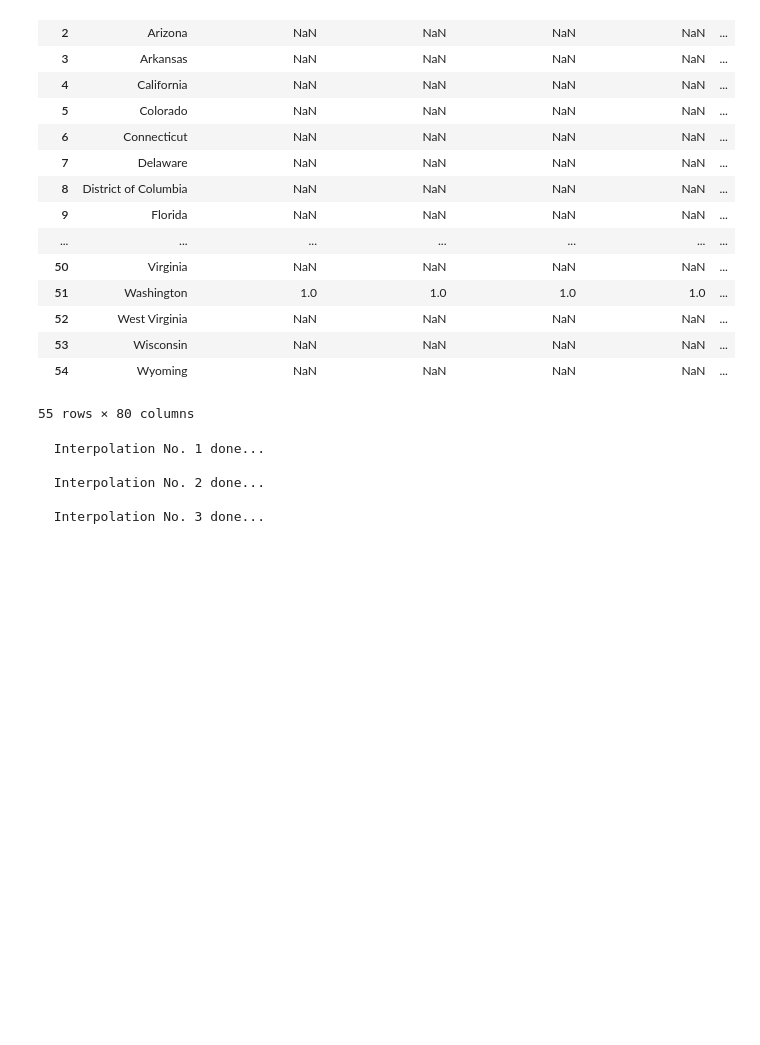
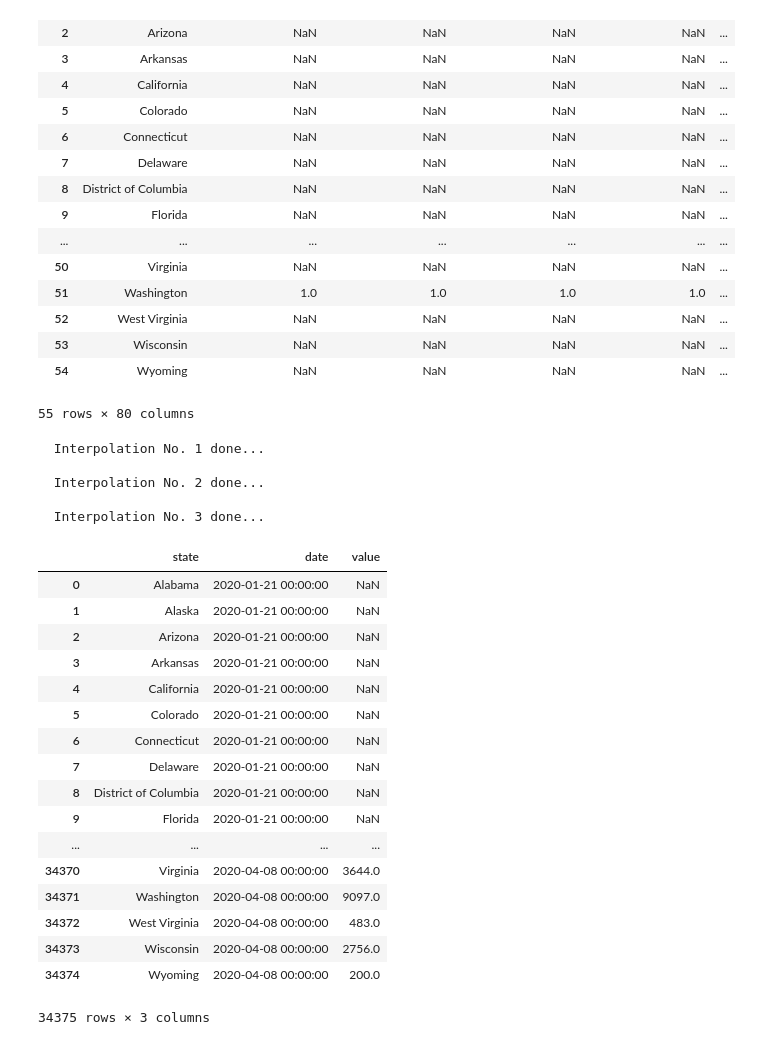
Before and after one commit to irwinmier96/Extra_Side_Projects, a Jupyter notebook: Coronavirus Cases by U.S County 2020/cases_US_state_over_time_running_chart.ipynb, the cells around one changed output. Saved outputs shown, nothing was run; the diff lists cells and outputs as text; code cells hidden in the pictures; blank space fills up the shorter version.

```diff
--- a/Coronavirus Cases by U.S County 2020/cases_US_state_over_time_running_chart.ipynb
+++ b/Coronavirus Cases by U.S County 2020/cases_US_state_over_time_running_chart.ipynb
@@ -60,3 +60,25 @@ for p in range(3):
   Interpolation No. 2 done...
 
   Interpolation No. 3 done...
+# %%
+df = pd.melt(df, id_vars = 'state', var_name = 'date')
+df
+# %% [output]
+|  | state | date | value |
+| 0 | Alabama | 2020-01-21 00:00:00 | NaN |
+| 1 | Alaska | 2020-01-21 00:00:00 | NaN |
+| 2 | Arizona | 2020-01-21 00:00:00 | NaN |
+| 3 | Arkansas | 2020-01-21 00:00:00 | NaN |
+| 4 | California | 2020-01-21 00:00:00 | NaN |
+| 5 | Colorado | 2020-01-21 00:00:00 | NaN |
+| 6 | Connecticut | 2020-01-21 00:00:00 | NaN |
+| 7 | Delaware | 2020-01-21 00:00:00 | NaN |
+| 8 | District of Columbia | 2020-01-21 00:00:00 | NaN |
+| 9 | Florida | 2020-01-21 00:00:00 | NaN |
+| ... | ... | ... | ... |
+| 34370 | Virginia | 2020-04-08 00:00:00 | 3644.0 |
+| 34371 | Washington | 2020-04-08 00:00:00 | 9097.0 |
+| 34372 | West Virginia | 2020-04-08 00:00:00 | 483.0 |
+| 34373 | Wisconsin | 2020-04-08 00:00:00 | 2756.0 |
+| 34374 | Wyoming | 2020-04-08 00:00:00 | 200.0 |
+34375 rows × 3 columns
```
